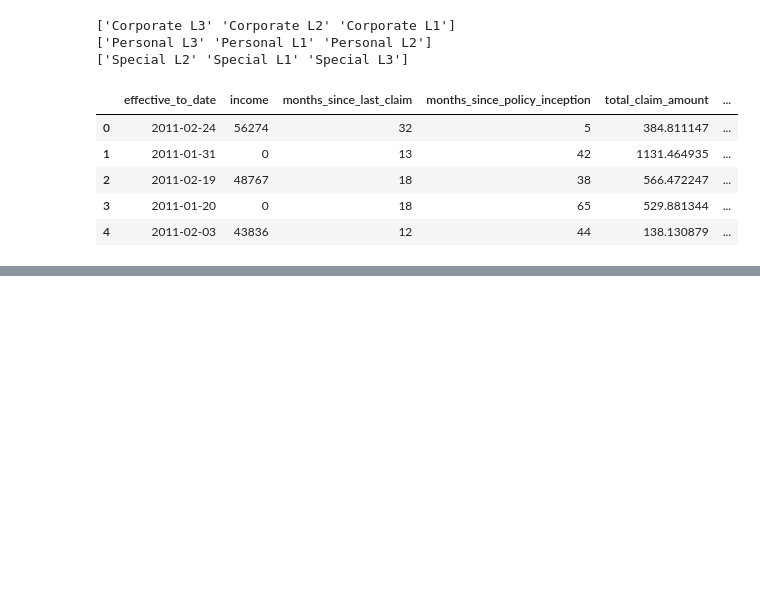
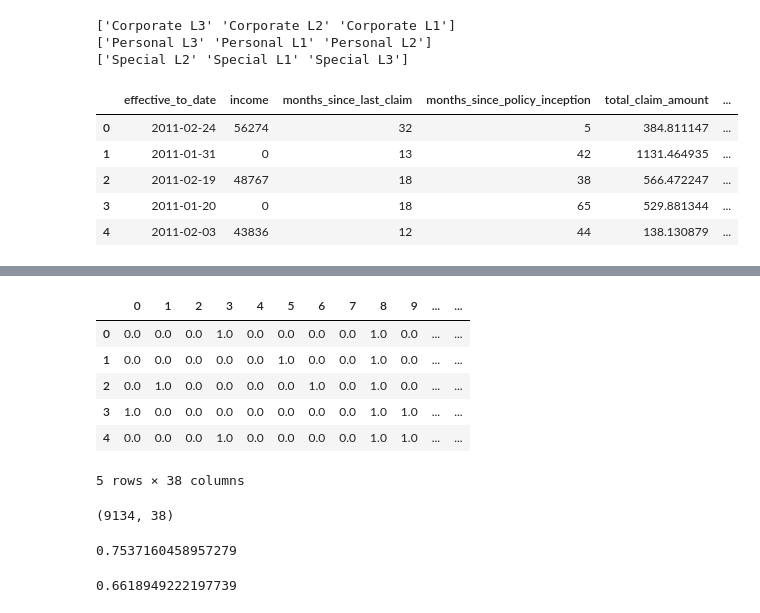
Before and after one commit to ershovadina/ironhack_week4_marketing_customer_value_analysis, a Jupyter notebook: lab_4.01-4.05.ipynb, the cells around one changed output, grey strips where cells are left out. Saved outputs shown, nothing was run; the diff lists cells and outputs as text; code cells hidden in the pictures; blank space fills up the shorter version.

```diff
--- a/lab_4.01-4.04.ipynb
+++ b/lab_4.01-4.05.ipynb
@@ -409,0 +756,15 @@ num = num.drop((['effective_to_date']), axis = 1)
+# %%
+X = pd.concat([cat_encoded,num_std], axis=1 )
+X.head()
+# %% [output]
+|  | 0 | 1 | 2 | 3 | 4 | 5 | 6 | 7 | 8 | 9 | ... | ... |
+| 0 | 0.0 | 0.0 | 0.0 | 1.0 | 0.0 | 0.0 | 0.0 | 0.0 | 1.0 | 0.0 | ... | ... |
+| 1 | 0.0 | 0.0 | 0.0 | 0.0 | 0.0 | 1.0 | 0.0 | 0.0 | 1.0 | 0.0 | ... | ... |
+| 2 | 0.0 | 1.0 | 0.0 | 0.0 | 0.0 | 0.0 | 1.0 | 0.0 | 1.0 | 0.0 | ... | ... |
+| 3 | 1.0 | 0.0 | 0.0 | 0.0 | 0.0 | 0.0 | 0.0 | 0.0 | 1.0 | 1.0 | ... | ... |
+| 4 | 0.0 | 0.0 | 0.0 | 1.0 | 0.0 | 0.0 | 0.0 | 0.0 | 1.0 | 1.0 | ... | ... |
+5 rows × 38 columns
+# %%
+X.shape
+# %% [output]
+(9134, 38)
@@ -409,0 +777,17 @@ num = num.drop((['effective_to_date']), axis = 1)
+# %%
+from sklearn import linear_model
+from sklearn.metrics import r2_score
+
+lm = linear_model.LinearRegression()
+model = lm.fit(X_train,y_train)
+predictions  = lm.predict(X_test)
+r2_score(y_test, predictions)
+# %% [output]
+0.7537160458957279
+# %%
+from sklearn.neighbors import KNeighborsRegressor
+model = KNeighborsRegressor(n_neighbors=45)
+model.fit(X_train, y_train)
+model.score(X_test, y_test)
+# %% [output]
+0.6618949222197739
```
Also changed, not shown: parts of 62 cells of this notebook, 2 other files.
